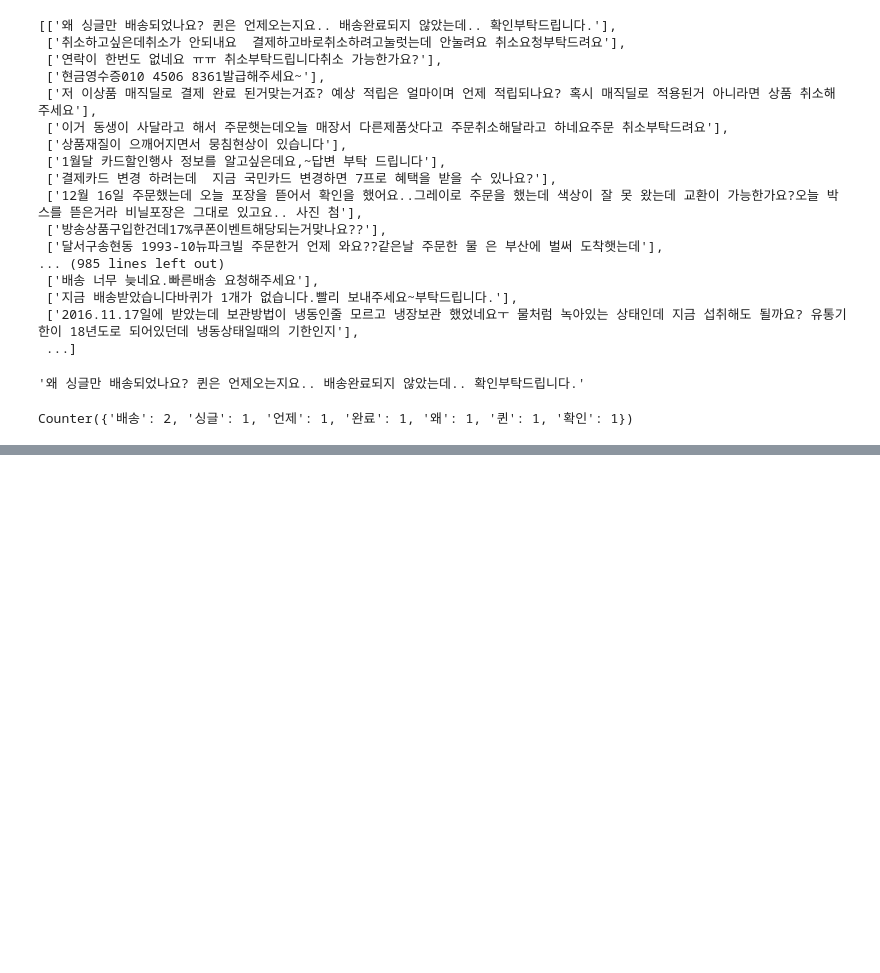
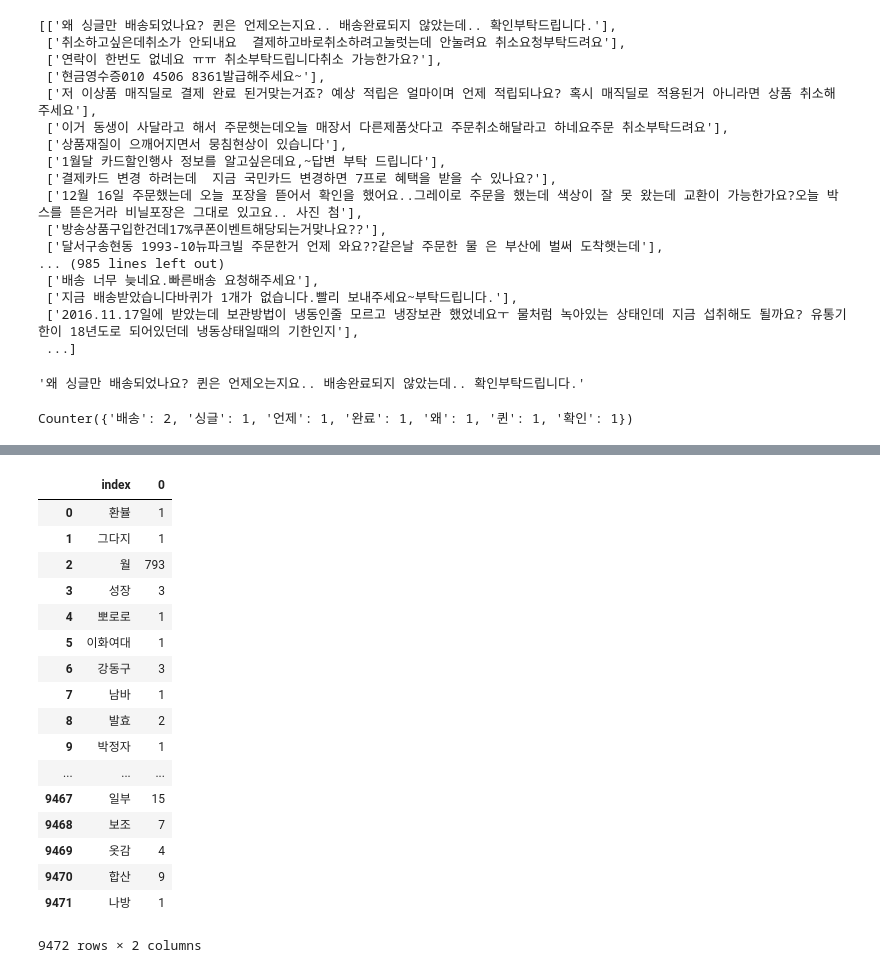
Before and after one commit to neep305/python-data-analysis, a Jupyter notebook: sr_data_analysis.ipynb, the cells around one changed output, grey strips where cells are left out. Drawn from its saved outputs; the diff is of its cells as text; code cells hidden in the pictures; blank space fills up the shorter version.

Commit message:
add sr data

```diff
--- a/sr_data_analysis.ipynb
+++ b/sr_data_analysis.ipynb
@@ -88,0 +108,4 @@ NameError: name 'ntags' is not defined
+# %%
+for row in arrTemp:
+    if type(row[0]) == str:
+        arrContents.append(row[0])
@@ -88,0 +132,2 @@ NameError: name 'ntags' is not defined
+# %%
+tempContent = ' '.join(arrContents)
@@ -88,0 +138,3 @@ NameError: name 'ntags' is not defined
+# %%
+nouns = t.nouns(tempContent)
+nouns
@@ -88,0 +159,3 @@ NameError: name 'ntags' is not defined
+# %%
+count = Counter(nouns)
+count
@@ -88,0 +180,23 @@ NameError: name 'ntags' is not defined
+# %%
+import pandas as pd
+df = pd.DataFrame.from_dict(count, orient='index').reset_index()
+df
+# %% [output]
+|  | index | 0 |
+| 0 | 환뷸 | 1 |
+| 1 | 그다지 | 1 |
+| 2 | 월 | 793 |
+| 3 | 성장 | 3 |
+| 4 | 뽀로로 | 1 |
+| 5 | 이화여대 | 1 |
+| 6 | 강동구 | 3 |
+| 7 | 남바 | 1 |
+| 8 | 발효 | 2 |
+| 9 | 박정자 | 1 |
+| ... | ... | ... |
+| 9467 | 일부 | 15 |
+| 9468 | 보조 | 7 |
+| 9469 | 옷감 | 4 |
+| 9470 | 합산 | 9 |
+| 9471 | 나방 | 1 |
+9472 rows × 2 columns
```
Also changed, not shown: parts of 10 cells of this notebook, 5 other files.
